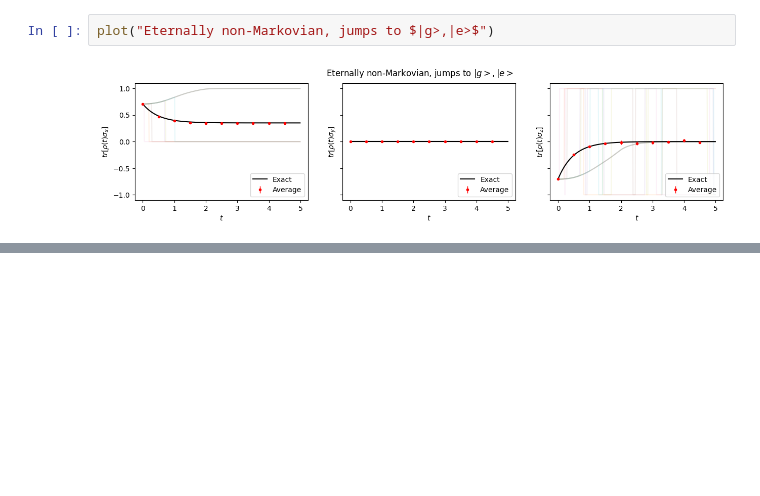
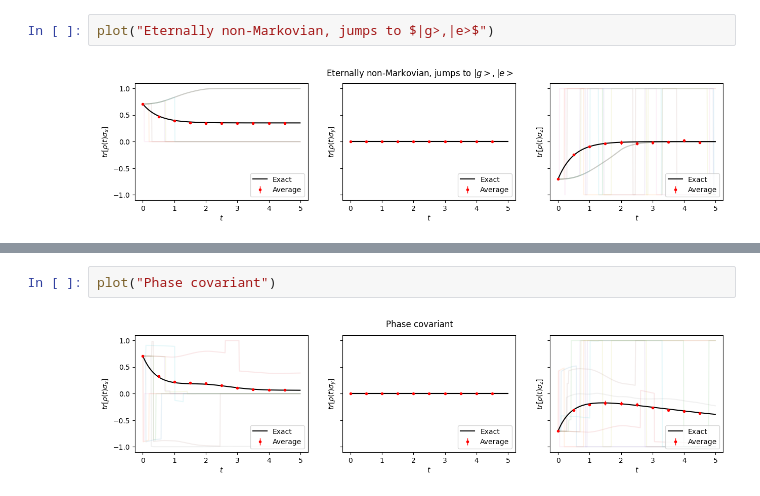
Before and after one commit to federicoSettimo/ROQJ, a Jupyter notebook: Examples/Gen_qubit.ipynb, the cells around one changed output, grey strips where cells are left out. Drawn from its saved outputs; the diff is of its cells as text; blank space fills up the shorter version.

```diff
--- a/Examples/Gen_qubit.ipynb
+++ b/Examples/Gen_qubit.ipynb
@@ -106,0 +115,4 @@ plot("Eternally non-Markovian, jumps to $|g>,|e>$")
+# %%
+plot("Phase covariant")
+# %% [output]
+[figure, added]
```
Also changed, not shown: parts of 2 cells of this notebook, 1 other file.
